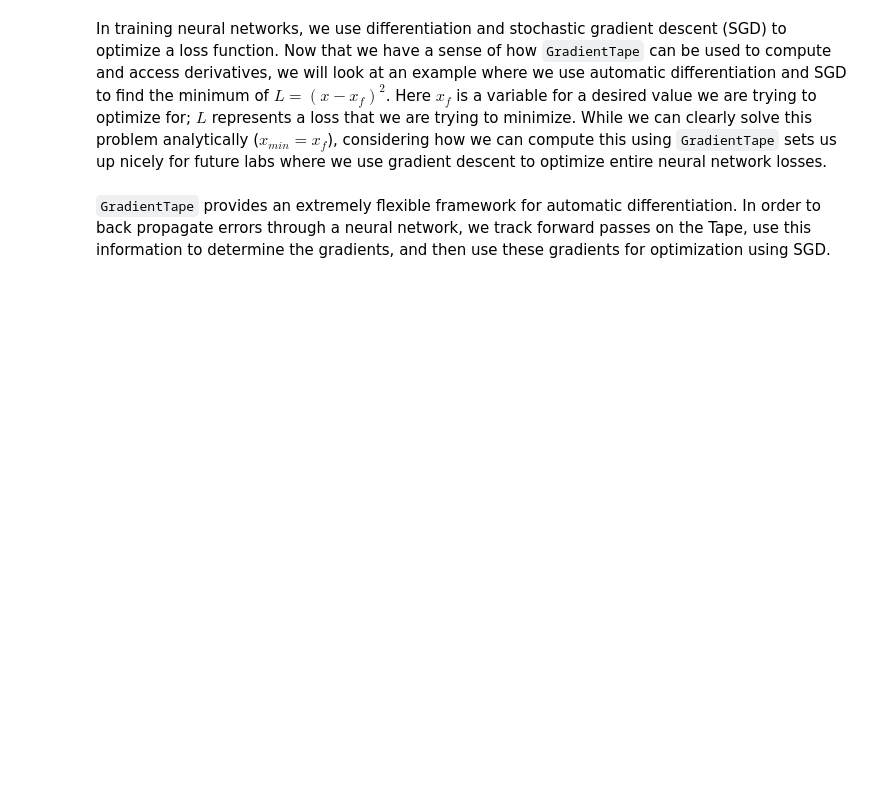
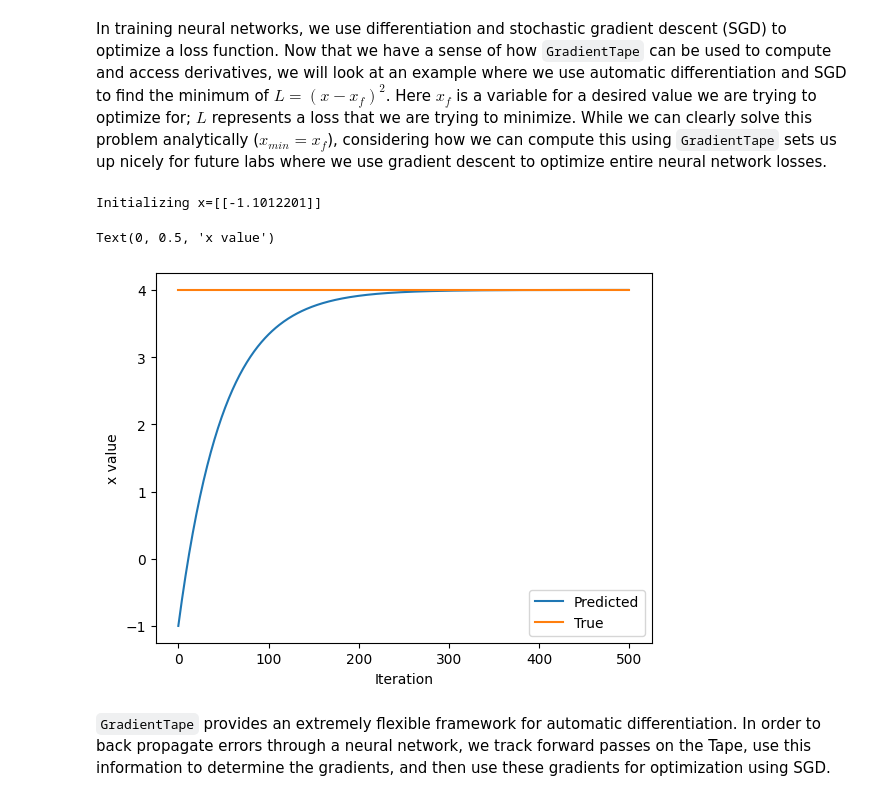
Before and after one commit to mattias-ringqvist/mit-introduction-to-deep-learning, a Jupyter notebook: lab1/Part1_TensorFlow.ipynb, the cells around one changed output. Saved outputs shown, nothing was run; the diff lists cells and outputs as text; code cells hidden in the pictures; blank space fills up the shorter version.

```diff
--- a/lab1/Part1_TensorFlow.ipynb
+++ b/lab1/Part1_TensorFlow.ipynb
@@ -347,33 +347,37 @@ In training neural networks, we use differentiation and stochastic gradient desc
 # %%
 ### Function minimization with automatic differentiation and SGD ###
 
 # Initialize a random value for our initial x
 x = tf.Variable([tf.random.normal([1])])
 print("Initializing x={}".format(x.numpy()))
 
 learning_rate = 1e-2 # learning rate for SGD
 history = []
 # Define the target value
 x_f = 4
 
 # We will run SGD for a number of iterations. At each iteration, we compute the loss,
 #   compute the derivative of the loss with respect to x, and perform the SGD update.
 for i in range(500):
   with tf.GradientTape() as tape:
     '''TODO: define the loss as described above'''
-    loss = # TODO
+    loss = (x - x_f) ** 2  # TODO
 
   # loss minimization using gradient tape
   grad = tape.gradient(loss, x) # compute the derivative of the loss with respect to x
   new_x = x - learning_rate*grad # sgd update
   x.assign(new_x) # update the value of x
   history.append(x.numpy()[0])
 
 # Plot the evolution of x as we optimize towards x_f!
 plt.plot(history)
 plt.plot([0, 500],[x_f,x_f])
 plt.legend(('Predicted', 'True'))
 plt.xlabel('Iteration')
 plt.ylabel('x value')
+# %% [output]
+Initializing x=[[-1.1012201]]
+Text(0, 0.5, 'x value')
+[figure, added]
 # %% [markdown]
 `GradientTape` provides an extremely flexible framework for automatic differentiation. In order to back propagate errors through a neural network, we track forward passes on the Tape, use this information to determine the gradients, and then use these gradients for optimization using SGD.
```
